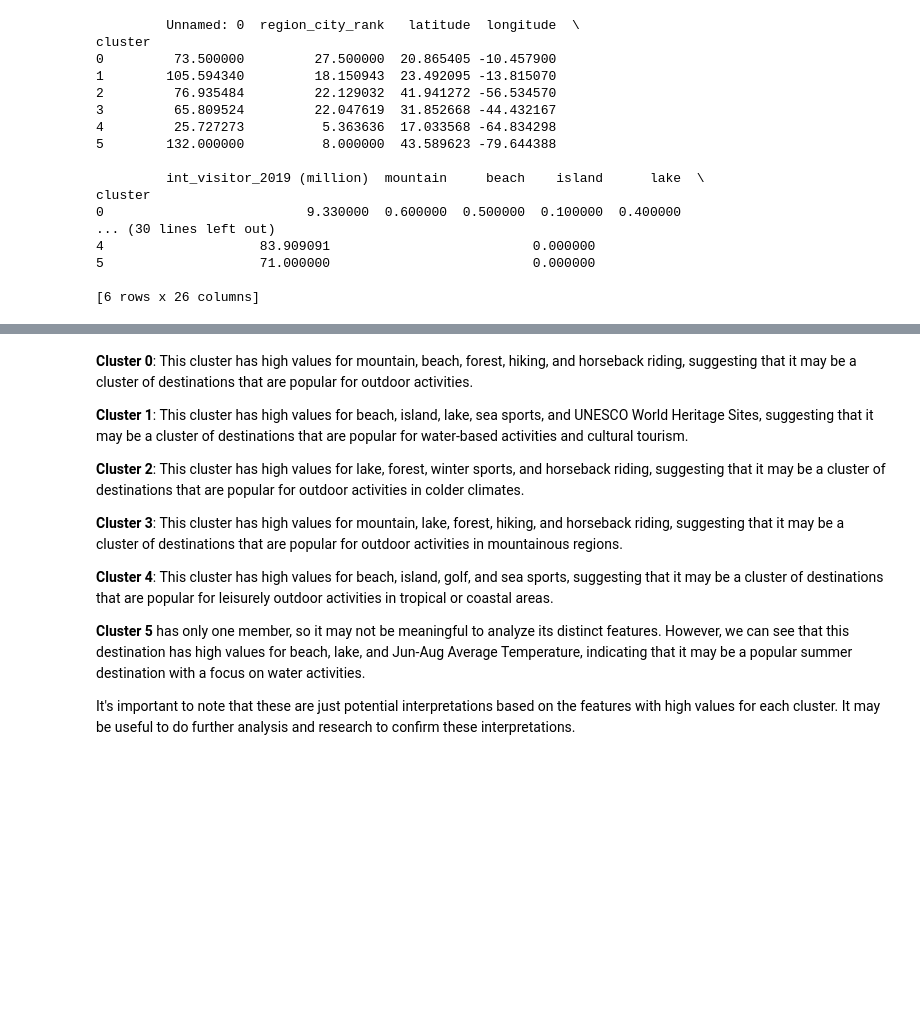
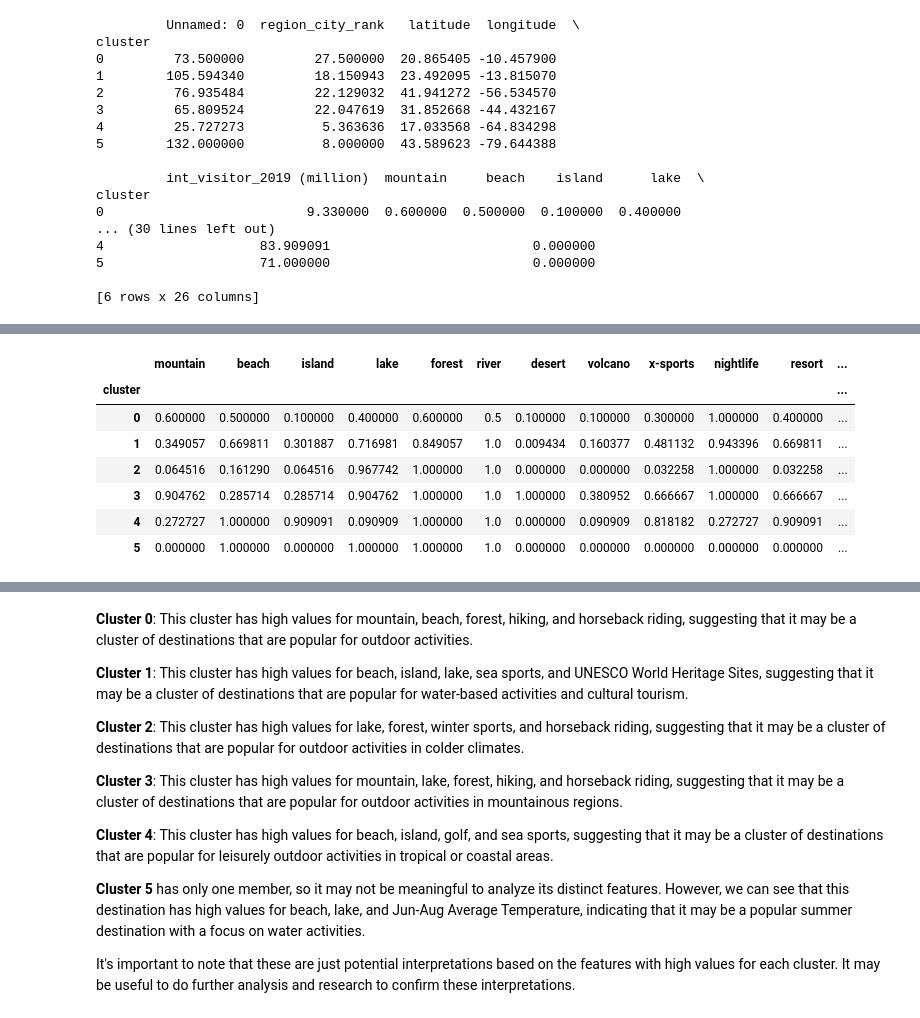
Before and after one commit to QMSS-G5063-2023/Group_B_CityGenres, a Jupyter notebook: modeling/hierarchical_clustering.ipynb, the cells around one changed output, grey strips where cells are left out. Drawn from its saved outputs; the diff is of its cells as text; code cells hidden in the pictures; blank space fills up the shorter version.

```diff
--- a/modeling/hierarchical_clustering.ipynb
+++ b/modeling/hierarchical_clustering.ipynb
@@ -59,14 +49,13 @@ df_subset_dummies = pd.get_dummies(df_subset)
 # %%
-df_subset_dummies = tab.drop(columns=["Climate Type", "Hemisphere "])
-df_subset_dummies = df_subset_dummies.drop(['city_name'], axis=1)
-df_subset_dummies.shape
+tab_subset = tab.drop(columns=["city_name", "Climate Type", "Hemisphere "])
+tab_subset.shape
 # %% [output]
 (180, 22)
 # %%
 # standardize the data
 scaler = StandardScaler()
-df_subset_scaled = scaler.fit_transform(df_subset_dummies)
+tab_subset_scaled = scaler.fit_transform(tab_subset)
 
 # perform hierarchical clustering
-clustering = AgglomerativeClustering(n_clusters=None, distance_threshold=2, linkage='ward').fit(df_subset_scaled)
+clustering = AgglomerativeClustering(n_clusters=None, distance_threshold=2, linkage='ward').fit(tab_subset_scaled)
 # %%
@@ -89,7 +78,7 @@ plt.show()
 # %% [output]
 [figure]
 # %%
-clustering = AgglomerativeClustering(n_clusters=6, linkage='ward').fit(df_subset_scaled)
+clustering = AgglomerativeClustering(n_clusters=6, linkage='ward').fit(tab_subset_scaled)
 # add cluster labels to the original dataframe
 df['cluster'] = clustering.labels_
 # %%
@@ -133,0 +137,14 @@ cluster
+# %%
+cate = df.iloc[:,9: 26]
+cate = pd.concat([cate,df['cluster']], axis=1)
+# %%
+cate.groupby('cluster').mean()
+# %% [output]
+|  | mountain | beach | island | lake | forest | river | desert | volcano | x-sports | nightlife | resort | ... |
+| cluster |  |  |  |  |  |  |  |  |  |  |  | ... |
+| 0 | 0.600000 | 0.500000 | 0.100000 | 0.400000 | 0.600000 | 0.5 | 0.100000 | 0.100000 | 0.300000 | 1.000000 | 0.400000 | ... |
+| 1 | 0.349057 | 0.669811 | 0.301887 | 0.716981 | 0.849057 | 1.0 | 0.009434 | 0.160377 | 0.481132 | 0.943396 | 0.669811 | ... |
+| 2 | 0.064516 | 0.161290 | 0.064516 | 0.967742 | 1.000000 | 1.0 | 0.000000 | 0.000000 | 0.032258 | 1.000000 | 0.032258 | ... |
+| 3 | 0.904762 | 0.285714 | 0.285714 | 0.904762 | 1.000000 | 1.0 | 1.000000 | 0.380952 | 0.666667 | 1.000000 | 0.666667 | ... |
+| 4 | 0.272727 | 1.000000 | 0.909091 | 0.090909 | 1.000000 | 1.0 | 0.000000 | 0.090909 | 0.818182 | 0.272727 | 0.909091 | ... |
+| 5 | 0.000000 | 1.000000 | 0.000000 | 1.000000 | 1.000000 | 1.0 | 0.000000 | 0.000000 | 0.000000 | 0.000000 | 0.000000 | ... |
```
Also changed, not shown: parts of 10 cells of this notebook.
